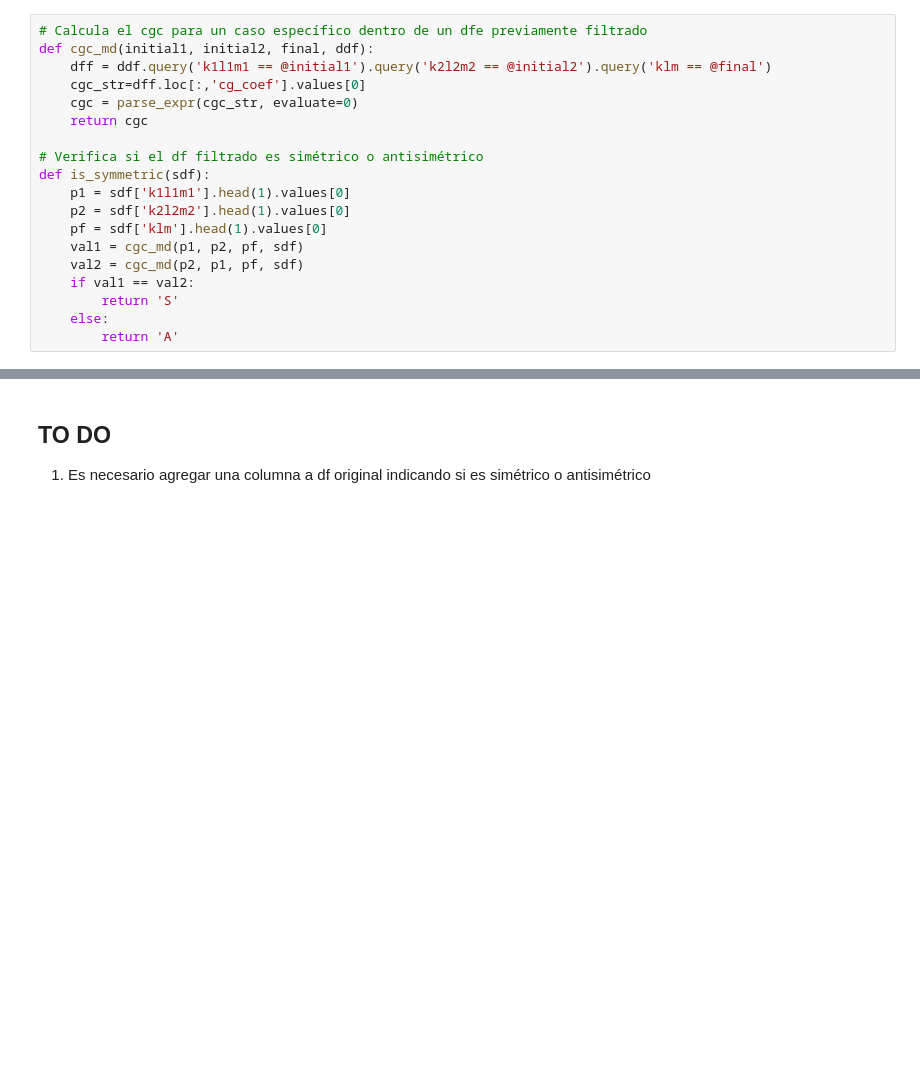
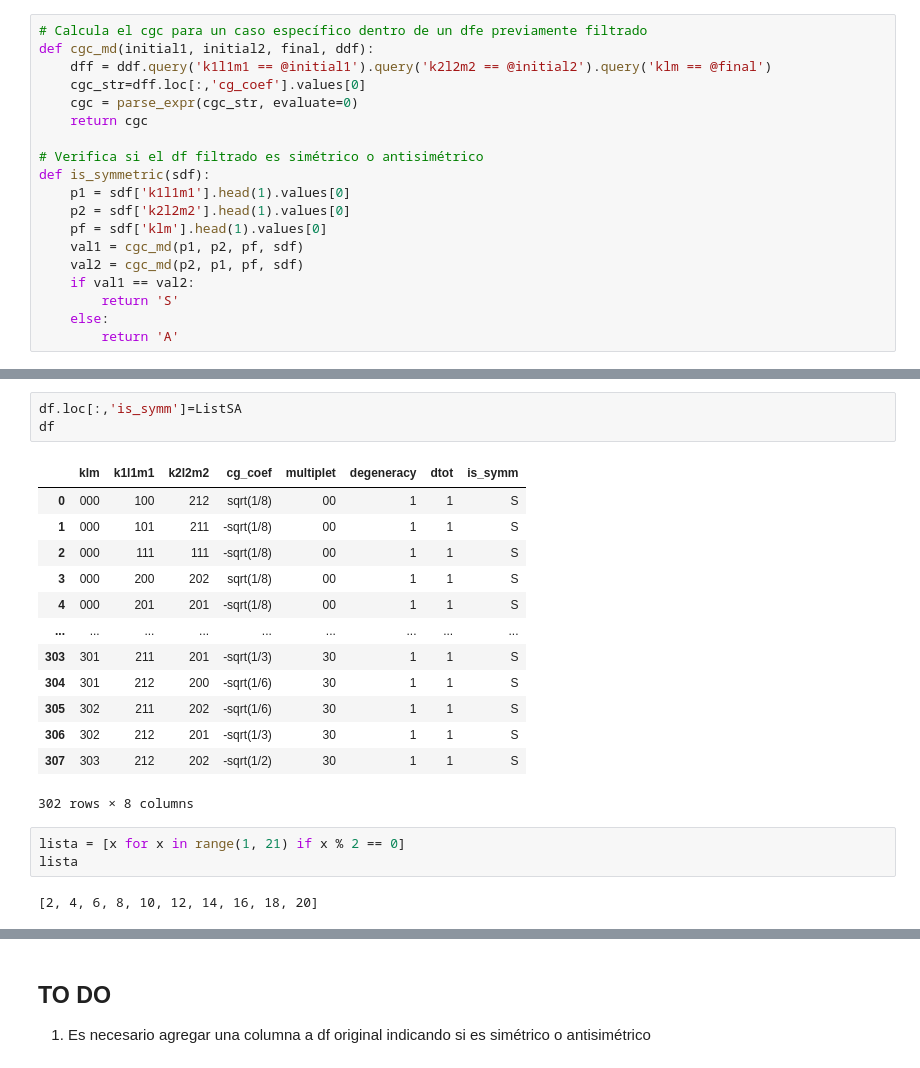
Before and after one commit to natanael87/Sum_Rules, a Jupyter notebook: Symmetric_case/8x8symmetryc.ipynb, the cells around one changed output, grey strips where cells are left out. Saved outputs shown, nothing was run; the diff lists cells and outputs as text; blank space fills up the shorter version.

```diff
--- a/Symmetric_case/8x8symmetryc.ipynb
+++ b/Symmetric_case/8x8symmetryc.ipynb
@@ -86,0 +162,22 @@ df_describe
+# %%
+df.loc[:,'is_symm']=ListSA
+df
+# %% [output]
+|  | klm | k1l1m1 | k2l2m2 | cg_coef | multiplet | degeneracy | dtot | is_symm |
+| 0 | 000 | 100 | 212 | sqrt(1/8) | 00 | 1 | 1 | S |
+| 1 | 000 | 101 | 211 | -sqrt(1/8) | 00 | 1 | 1 | S |
+| 2 | 000 | 111 | 111 | -sqrt(1/8) | 00 | 1 | 1 | S |
+| 3 | 000 | 200 | 202 | sqrt(1/8) | 00 | 1 | 1 | S |
+| 4 | 000 | 201 | 201 | -sqrt(1/8) | 00 | 1 | 1 | S |
+| ... | ... | ... | ... | ... | ... | ... | ... | ... |
+| 303 | 301 | 211 | 201 | -sqrt(1/3) | 30 | 1 | 1 | S |
+| 304 | 301 | 212 | 200 | -sqrt(1/6) | 30 | 1 | 1 | S |
+| 305 | 302 | 211 | 202 | -sqrt(1/6) | 30 | 1 | 1 | S |
+| 306 | 302 | 212 | 201 | -sqrt(1/3) | 30 | 1 | 1 | S |
+| 307 | 303 | 212 | 202 | -sqrt(1/2) | 30 | 1 | 1 | S |
+302 rows × 8 columns
+# %%
+lista = [x for x in range(1, 21) if x % 2 == 0]
+lista
+# %% [output]
+[2, 4, 6, 8, 10, 12, 14, 16, 18, 20]
```
Also changed, not shown: parts of 15 cells of this notebook.
